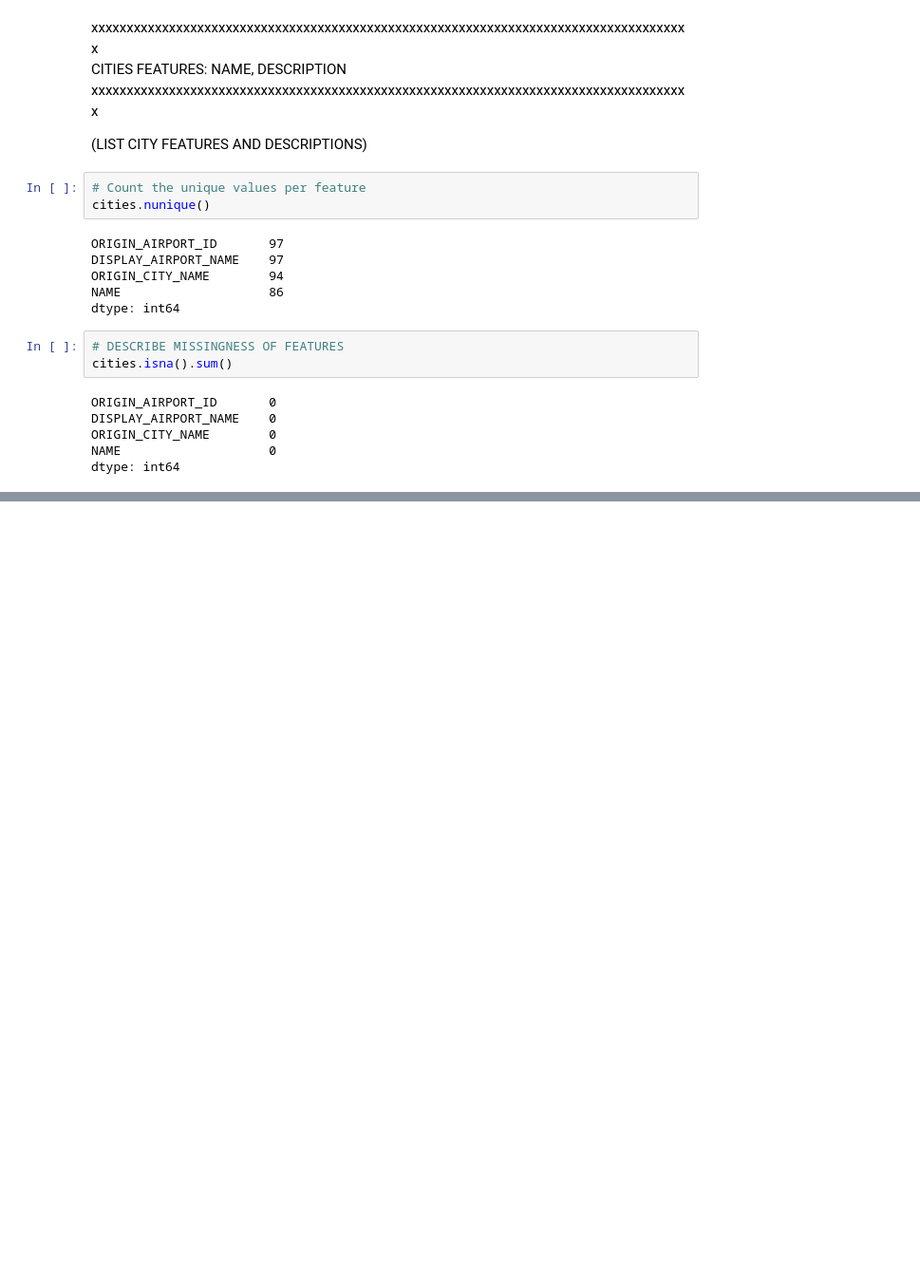
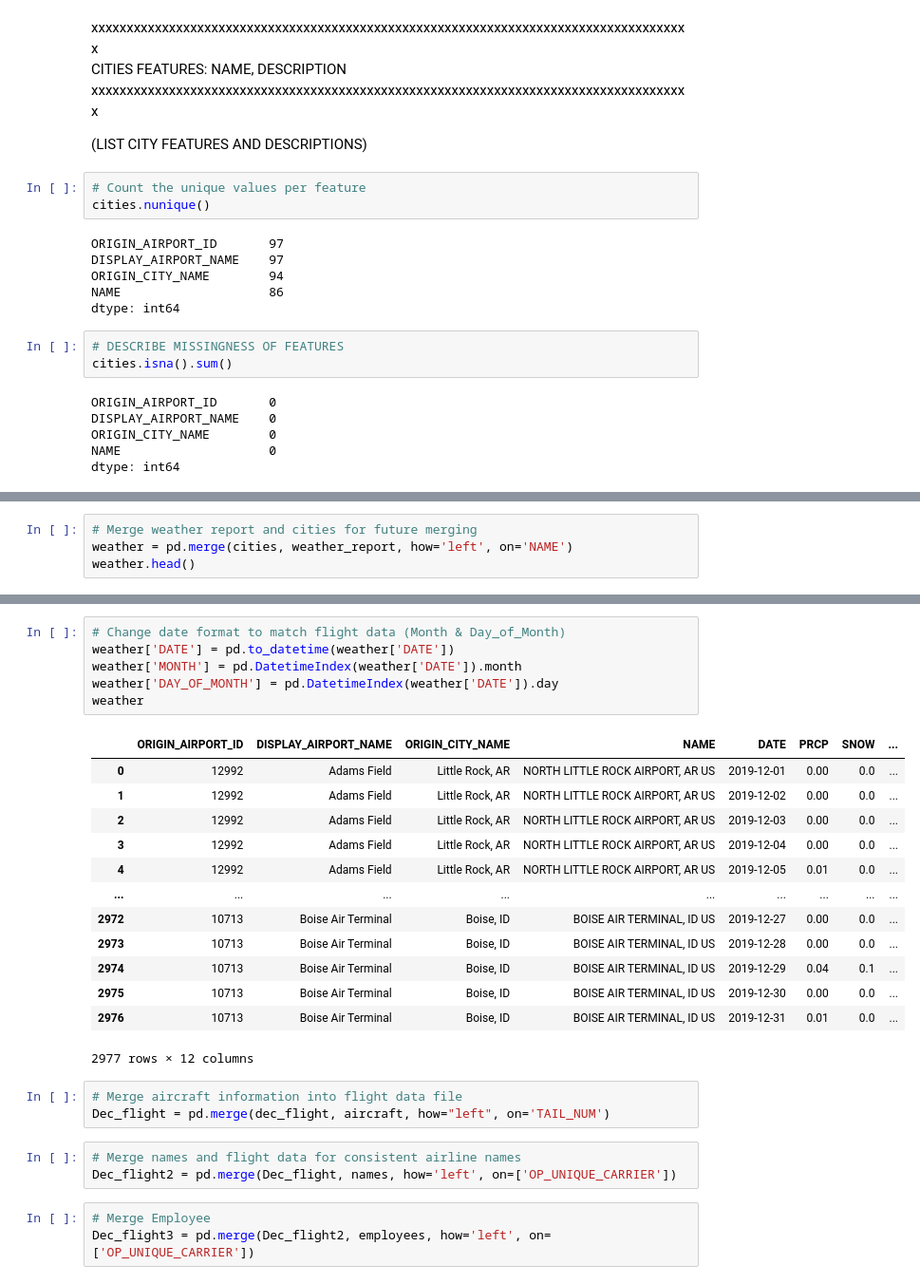
Before and after one commit to jimmy-nguyen-data-science/predicting-flight-delays, a Jupyter notebook: notebooks/02_Data_Exploration.ipynb, the cells around one changed output, grey strips where cells are left out. Shown: that part at 95% size. Drawn from its saved outputs; the diff is of its cells as text; blank space fills up the shorter version.

```diff
--- a/notebooks/02_Data_Exploration.ipynb
+++ b/notebooks/02_Data_Exploration.ipynb
@@ -698,0 +771,4 @@ dtype: int64
+# %%
+# Merge weather report and cities for future merging
+weather = pd.merge(cities, weather_report, how='left', on='NAME')
+weather.head()
@@ -698,0 +782,29 @@ dtype: int64
+# %%
+# Change date format to match flight data (Month & Day_of_Month)
+weather['DATE'] = pd.to_datetime(weather['DATE'])
+weather['MONTH'] = pd.DatetimeIndex(weather['DATE']).month
+weather['DAY_OF_MONTH'] = pd.DatetimeIndex(weather['DATE']).day
+weather
+# %% [output]
+|  | ORIGIN_AIRPORT_ID | DISPLAY_AIRPORT_NAME | ORIGIN_CITY_NAME | NAME | DATE | PRCP | SNOW | ... |
+| 0 | 12992 | Adams Field | Little Rock, AR | NORTH LITTLE ROCK AIRPORT, AR US | 2019-12-01 | 0.00 | 0.0 | ... |
+| 1 | 12992 | Adams Field | Little Rock, AR | NORTH LITTLE ROCK AIRPORT, AR US | 2019-12-02 | 0.00 | 0.0 | ... |
+| 2 | 12992 | Adams Field | Little Rock, AR | NORTH LITTLE ROCK AIRPORT, AR US | 2019-12-03 | 0.00 | 0.0 | ... |
+| 3 | 12992 | Adams Field | Little Rock, AR | NORTH LITTLE ROCK AIRPORT, AR US | 2019-12-04 | 0.00 | 0.0 | ... |
+| 4 | 12992 | Adams Field | Little Rock, AR | NORTH LITTLE ROCK AIRPORT, AR US | 2019-12-05 | 0.01 | 0.0 | ... |
+| ... | ... | ... | ... | ... | ... | ... | ... | ... |
+| 2972 | 10713 | Boise Air Terminal | Boise, ID | BOISE AIR TERMINAL, ID US | 2019-12-27 | 0.00 | 0.0 | ... |
+| 2973 | 10713 | Boise Air Terminal | Boise, ID | BOISE AIR TERMINAL, ID US | 2019-12-28 | 0.00 | 0.0 | ... |
+| 2974 | 10713 | Boise Air Terminal | Boise, ID | BOISE AIR TERMINAL, ID US | 2019-12-29 | 0.04 | 0.1 | ... |
+| 2975 | 10713 | Boise Air Terminal | Boise, ID | BOISE AIR TERMINAL, ID US | 2019-12-30 | 0.00 | 0.0 | ... |
+| 2976 | 10713 | Boise Air Terminal | Boise, ID | BOISE AIR TERMINAL, ID US | 2019-12-31 | 0.01 | 0.0 | ... |
+2977 rows × 12 columns
+# %%
+# Merge aircraft information into flight data file
+Dec_flight = pd.merge(dec_flight, aircraft, how="left", on='TAIL_NUM')
+# %%
+# Merge names and flight data for consistent airline names
+Dec_flight2 = pd.merge(Dec_flight, names, how='left', on=['OP_UNIQUE_CARRIER'])
+# %%
+# Merge Employee
+Dec_flight3 = pd.merge(Dec_flight2, employees, how='left', on=['OP_UNIQUE_CARRIER'])
```
Also changed, not shown: parts of 27 cells of this notebook, 2 other files.
